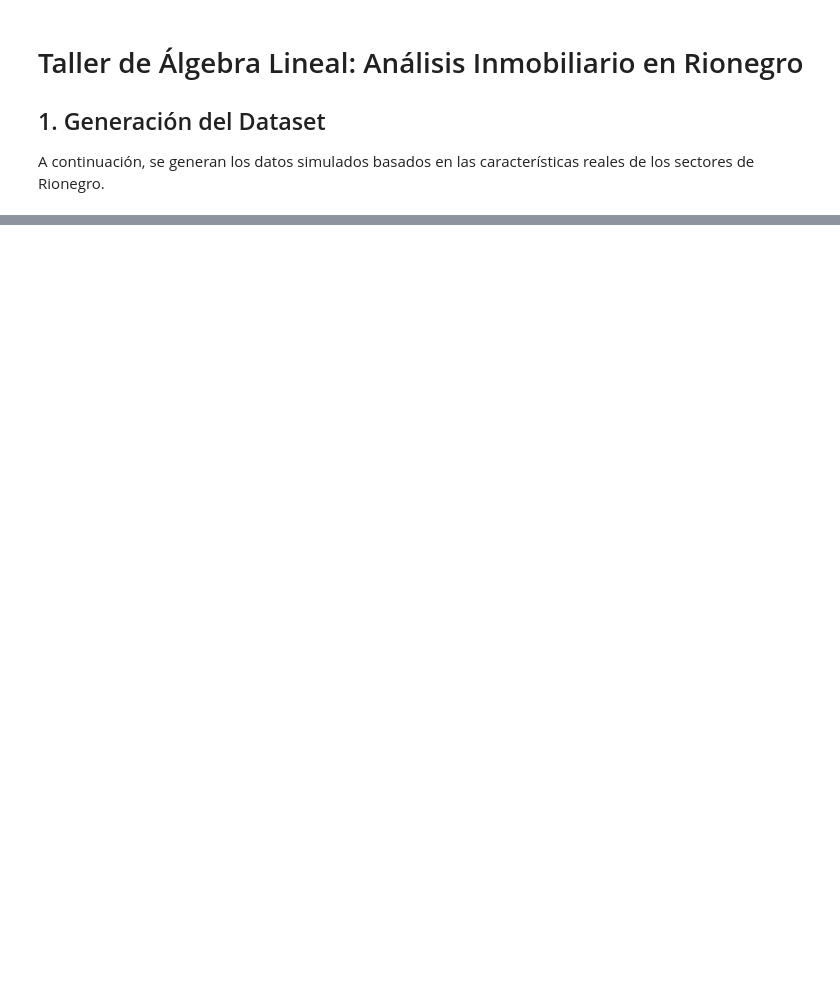
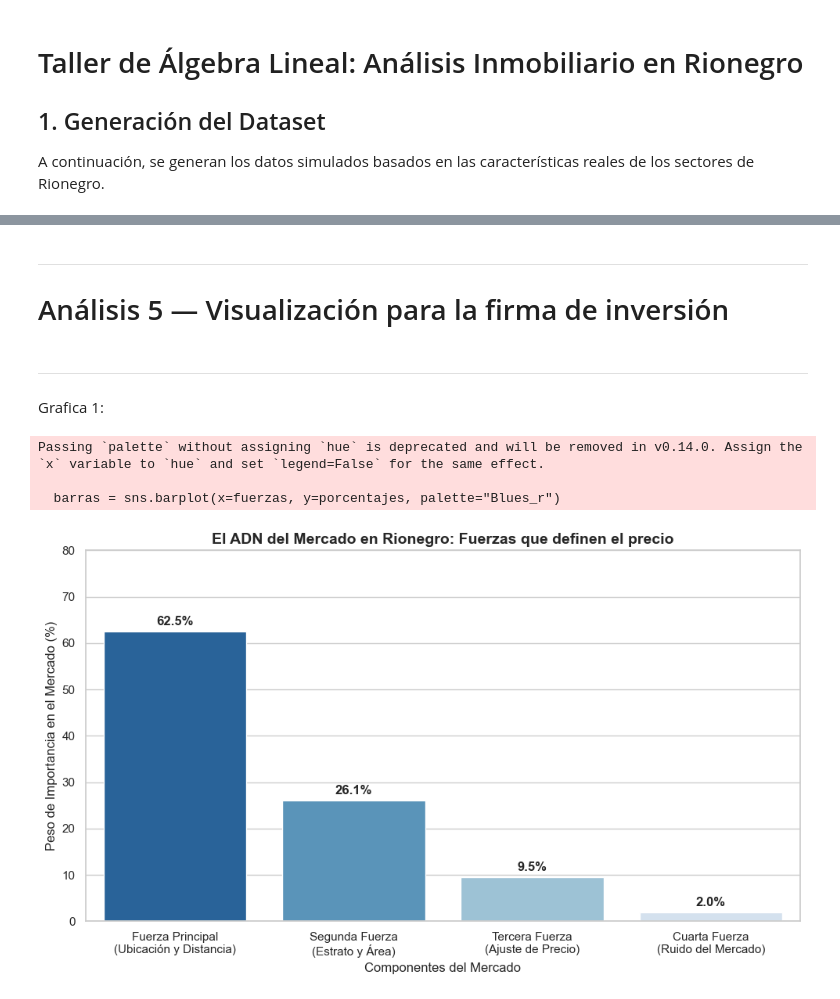
Before and after one commit to Jero-Cardona/DataScience-Real-State, a Jupyter notebook: taller.ipynb, the cells around one changed output, grey strips where cells are left out. Saved outputs shown, nothing was run; the diff lists cells and outputs as text; code cells hidden in the pictures; blank space fills up the shorter version.

```diff
--- a/taller.ipynb
+++ b/taller.ipynb
@@ -155,12 +282,23 @@ print(f"Dif. Casa A y Casa C: {dist_A_C_esc:.5f} -> El modelo entiende que son s
 ## Preparación y Análisis 3: Matriz de Covarianza
 Calculamos la matriz de covarianza para las 4 variables numéricas principales, ya normalizadas, como insumo para calcular los eigenvalores.
 # %%
+print("\n" + "="*50)
+print("PREPARACIÓN Y ANÁLISIS 3: MATRIZ DE COVARIANZA")
+print("="*50)
+
+# 1. Seleccionamos las 4 variables numéricas principales para analizar
 cols_analisis = ['Precio_Venta_COP', 'Area_Construida_m2', 'Distancia_CC_SanNicolas_km', 'Estrato']
 
+# 2. Normalizamos (Min-Max) todas para que la covarianza no se sesgue
 df_norm = pd.DataFrame()
 for col in cols_analisis:
-    df_norm[col] = (df[col] - df[col].min()) / (df[col].max() - df[col].min())
+    min_val = df[col].min()
+    max_val = df[col].max()
+    df_norm[col] = (df[col] - min_val) / (max_val - min_val)
 
+# 3. Operación Matricial de Covarianza: (X_centrado^T * X_centrado) / (n - 1)
 X_centrado = df_norm - df_norm.mean()
+# En Python, el símbolo '@' hace la multiplicación de matrices (producto punto)
 matriz_covarianza = (X_centrado.T @ X_centrado) / (len(df_norm) - 1)
-print("Matriz de Covarianza calculada. Dimensiones:", matriz_covarianza.shape)
+
+print("Matriz de Covarianza calculada exitosamente. Dimensiones:", matriz_covarianza.shape)
@@ -220,0 +405,41 @@ Si tuvieramos que reducir el analisis a una sola variable para predecir el preci
+# %% [markdown]
+---
+# Análisis 5 — Visualización para la firma de inversión
+# %% [markdown]
+---
+Grafica 1:
+# %%
+# GRÁFICA 1: "FUERZAS DEL MERCADO" (Eigenvalores traducidos a porcentajes)
+# Calculamos los porcentajes dinámicamente desde nuestros eigenvalores
+porcentajes = [(val / sum(eigenvalores_ord)) * 100 for val in eigenvalores_ord]
+
+fuerzas = [
+    "Fuerza Principal\n(Ubicación y Distancia)",
+    "Segunda Fuerza\n(Estrato y Área)",
+    "Tercera Fuerza\n(Ajuste de Precio)",
+    "Cuarta Fuerza\n(Ruido del Mercado)"
+]
+
+plt.figure(figsize=(10, 6))
+barras = sns.barplot(x=fuerzas, y=porcentajes, palette="Blues_r")
+
+# Añadir los porcentajes encima de las barras
+for p in barras.patches:
+    barras.annotate(f'{p.get_height():.1f}%',
+                   (p.get_x() + p.get_width() / 2., p.get_height()),
+                   ha = 'center', va = 'center',
+                   xytext = (0, 9),
+                   textcoords = 'offset points',
+                   fontweight='bold')
+
+plt.title("El ADN del Mercado en Rionegro: Fuerzas que definen el precio", fontsize=14, fontweight='bold')
+plt.ylabel("Peso de Importancia en el Mercado (%)", fontsize=12)
+plt.xlabel("Componentes del Mercado", fontsize=12)
+plt.ylim(0, 80)
+plt.tight_layout()
+plt.show()
+# %% [output]
+Passing `palette` without assigning `hue` is deprecated and will be removed in v0.14.0. Assign the `x` variable to `hue` and set `legend=False` for the same effect.
+
+  barras = sns.barplot(x=fuerzas, y=porcentajes, palette="Blues_r")
+[figure, added]
```
Also changed, not shown: parts of 31 cells of this notebook.
